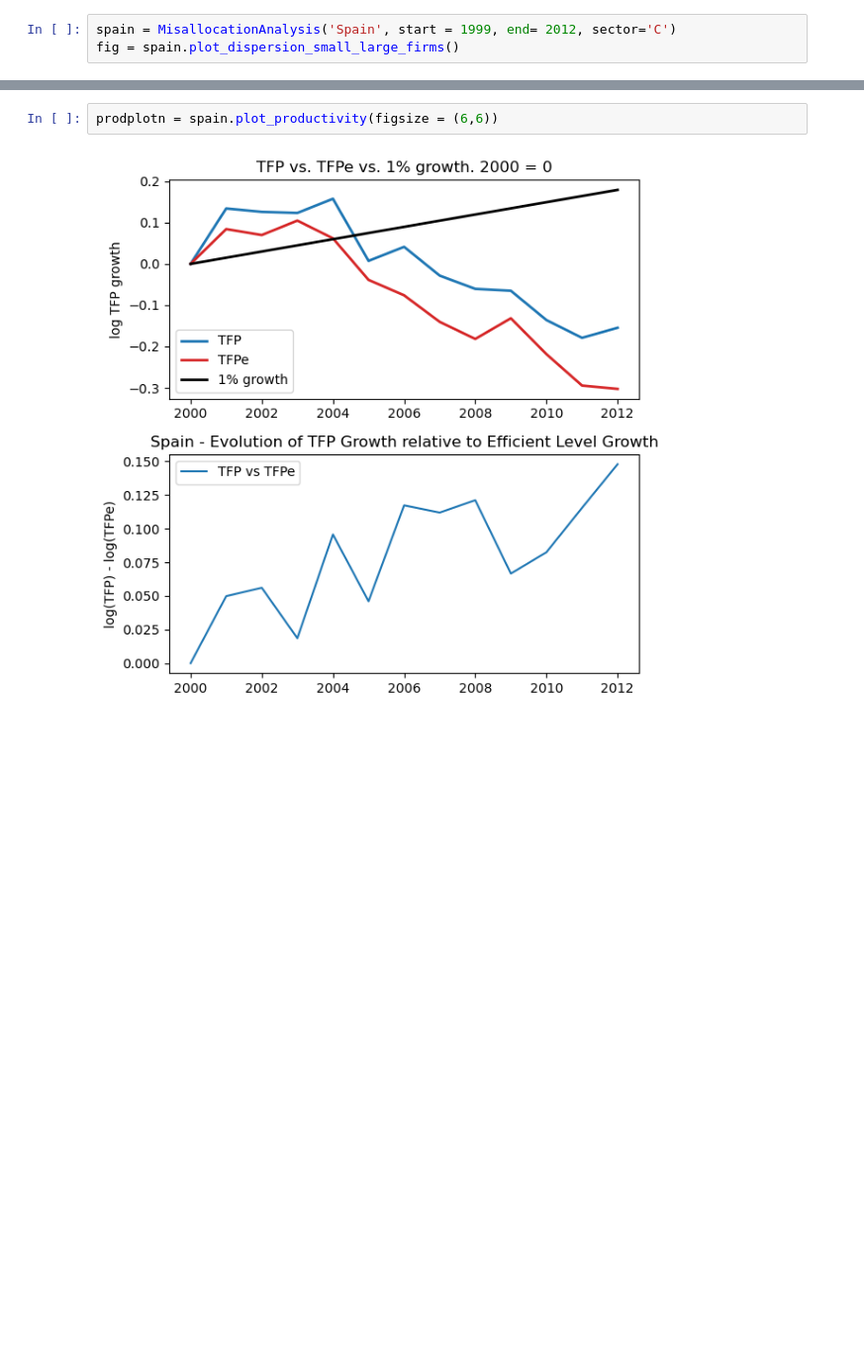
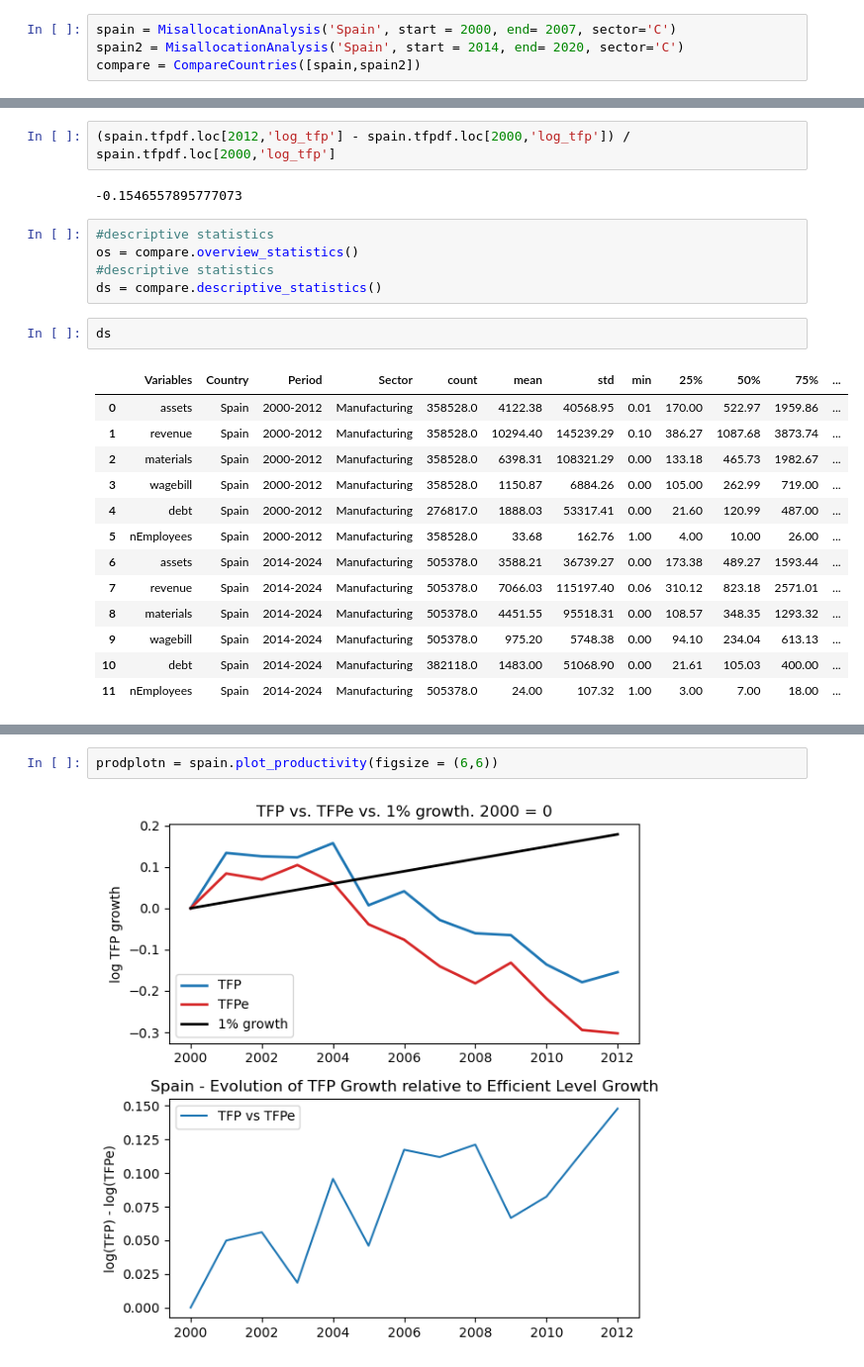
Before and after one commit to CurdinLieberherr/Master-Thesis, a Jupyter notebook: remodel_gopinath.ipynb, the cells around one changed output, grey strips where cells are left out. Shown at 99% size. Cells and saved outputs as stored; diff of their text form; blank space fills up the shorter version.

```diff
--- a/remodel_gopinath.ipynb
+++ b/remodel_gopinath.ipynb
@@ -8,3 +14,4 @@ from MisallocationAnalysis import MisallocationAnalysis
 # %%
-spain = MisallocationAnalysis('Spain', start = 1999, end= 2012, sector='C')
-fig = spain.plot_dispersion_small_large_firms()
+spain = MisallocationAnalysis('Spain', start = 2000, end= 2007, sector='C')
+spain2 = MisallocationAnalysis('Spain', start = 2014, end= 2020, sector='C')
+compare = CompareCountries([spain,spain2])
@@ -16,0 +38,25 @@ displot = spain.plot_dispersion(figsize = (6,4))
+# %%
+(spain.tfpdf.loc[2012,'log_tfp'] - spain.tfpdf.loc[2000,'log_tfp']) / spain.tfpdf.loc[2000,'log_tfp']
+# %% [output]
+-0.1546557895777073
+# %%
+#descriptive statistics
+os = compare.overview_statistics()
+#descriptive statistics
+ds = compare.descriptive_statistics()
+# %%
+ds
+# %% [output]
+|  | Variables | Country | Period | Sector | count | mean | std | min | 25% | 50% | 75% | ... |
+| 0 | assets | Spain | 2000-2012 | Manufacturing | 358528.0 | 4122.38 | 40568.95 | 0.01 | 170.00 | 522.97 | 1959.86 | ... |
+| 1 | revenue | Spain | 2000-2012 | Manufacturing | 358528.0 | 10294.40 | 145239.29 | 0.10 | 386.27 | 1087.68 | 3873.74 | ... |
+| 2 | materials | Spain | 2000-2012 | Manufacturing | 358528.0 | 6398.31 | 108321.29 | 0.00 | 133.18 | 465.73 | 1982.67 | ... |
+| 3 | wagebill | Spain | 2000-2012 | Manufacturing | 358528.0 | 1150.87 | 6884.26 | 0.00 | 105.00 | 262.99 | 719.00 | ... |
+| 4 | debt | Spain | 2000-2012 | Manufacturing | 276817.0 | 1888.03 | 53317.41 | 0.00 | 21.60 | 120.99 | 487.00 | ... |
+| 5 | nEmployees | Spain | 2000-2012 | Manufacturing | 358528.0 | 33.68 | 162.76 | 1.00 | 4.00 | 10.00 | 26.00 | ... |
+| 6 | assets | Spain | 2014-2024 | Manufacturing | 505378.0 | 3588.21 | 36739.27 | 0.00 | 173.38 | 489.27 | 1593.44 | ... |
+| 7 | revenue | Spain | 2014-2024 | Manufacturing | 505378.0 | 7066.03 | 115197.40 | 0.06 | 310.12 | 823.18 | 2571.01 | ... |
+| 8 | materials | Spain | 2014-2024 | Manufacturing | 505378.0 | 4451.55 | 95518.31 | 0.00 | 108.57 | 348.35 | 1293.32 | ... |
+| 9 | wagebill | Spain | 2014-2024 | Manufacturing | 505378.0 | 975.20 | 5748.38 | 0.00 | 94.10 | 234.04 | 613.13 | ... |
+| 10 | debt | Spain | 2014-2024 | Manufacturing | 382118.0 | 1483.00 | 51068.90 | 0.00 | 21.61 | 105.03 | 400.00 | ... |
+| 11 | nEmployees | Spain | 2014-2024 | Manufacturing | 505378.0 | 24.00 | 107.32 | 1.00 | 3.00 | 7.00 | 18.00 | ... |
```
Also changed, not shown: parts of 7 cells of this notebook, 3 other files.
